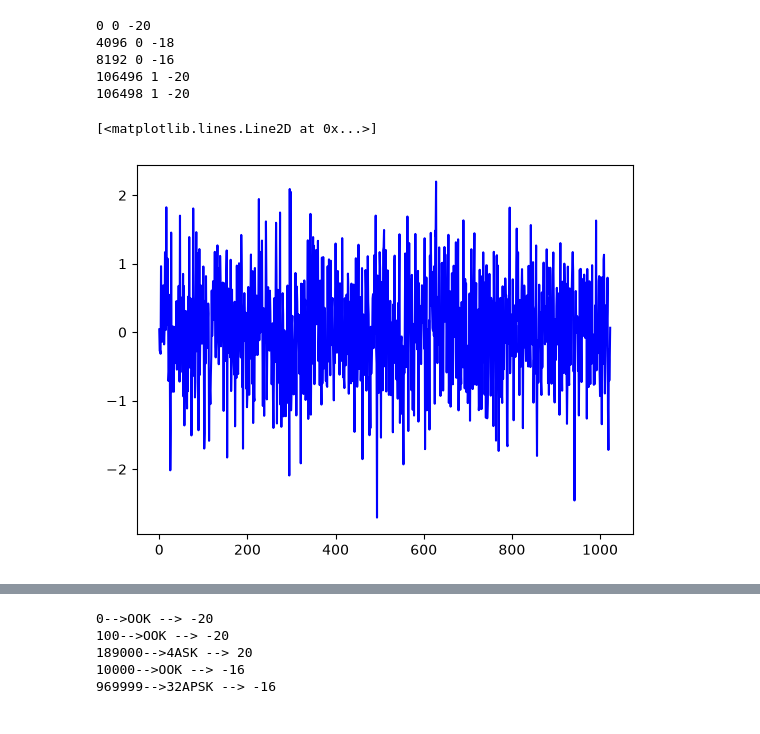
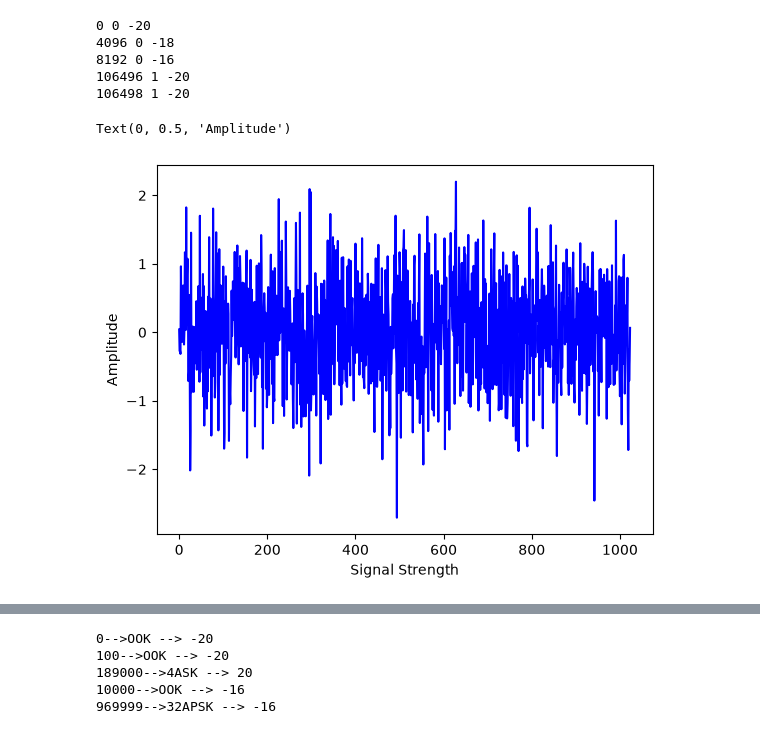
Before and after one commit to Aditya-6002/Radio-Anomly-AMC, a Jupyter notebook: Radio_Anomly_AMC'.ipynb, the cells around one changed output, grey strips where cells are left out. Saved outputs shown, nothing was run; the diff lists cells and outputs as text; code cells hidden in the pictures.

```diff
--- a/Radio_Anomly_AMC'.ipynb
+++ b/Radio_Anomly_AMC'.ipynb
@@ -134,11 +134,13 @@ for i in [0, 4096, 8192, 106496, 106498]:
 # %%
 # Now I will plot te see how the signal works
 import matplotlib.pyplot as plt
 first = x[0]
 
 plt.plot(first[: , 0] , color = "blue" )
+plt.xlabel("Signal Strength")
+plt.ylabel("Amplitude")
 # %% [output]
-[<matplotlib.lines.Line2D at 0x...>]
+Text(0, 0.5, 'Amplitude')
-[figure, old version]
+[figure, new version]
 # %%
 plt.plot( first[: ,1] , color = "red" )
```
Also changed, not shown: parts of 12 cells of this notebook.
